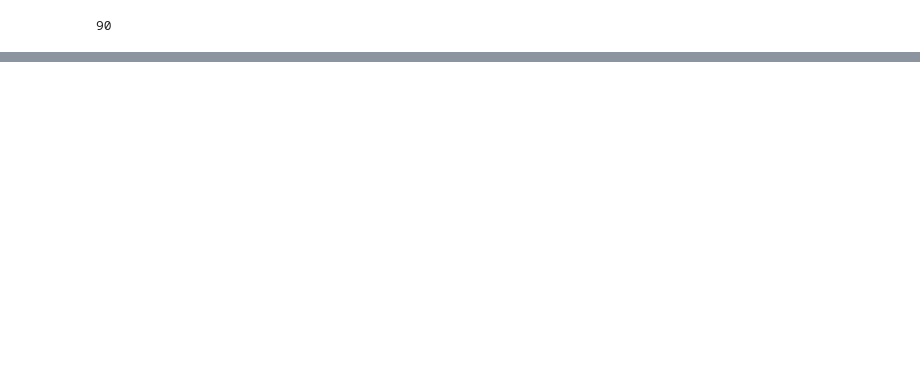
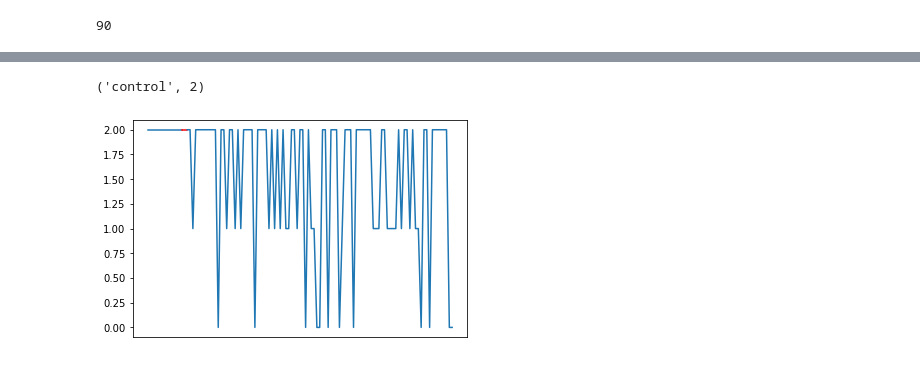
Before and after one commit to EannaCurran/FYP-Time-Series-Classification-For-GWAS-Data, a Jupyter notebook: FPY_SimpleSNP.ipynb, the cells around one changed output, grey strips where cells are left out. Saved outputs shown, nothing was run; the diff lists cells and outputs as text; code cells hidden in the pictures; blank space fills up the shorter version.

```diff
--- a/FPY_SimpleSNP.ipynb
+++ b/FPY_SimpleSNP.ipynb
@@ -134,11 +155,15 @@ plt.plot(idfT[1][position:],color="tab:blue")
 # %%
 # Visualising entry 2 - case
 
 position = idfT[2].index.get_loc("rs2222162")
 plt.xticks([])
 plt.plot(idfT[2][0:position-1], color="tab:blue")
 plt.plot(idfT[2][position-2:position+1], color="red")
 plt.plot(idfT[2][position:],color="tab:blue")
+phenotype[position], idfT[2][position]
+# %% [output]
+('control', 2)
+[figure, added]
 # %%
 # Visualising entry 10 - case
 
```
Also changed, not shown: parts of 19 cells of this notebook.
